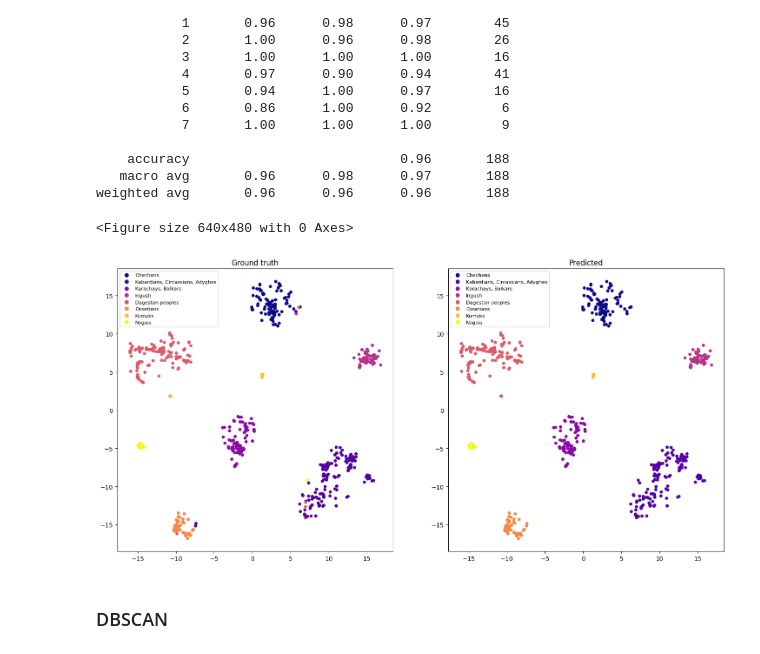
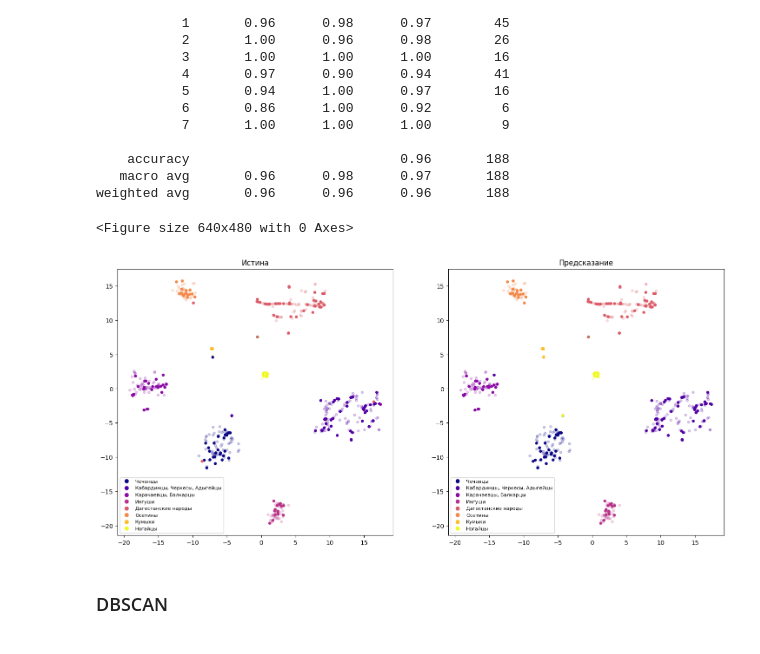
Before and after one commit to alexeyshmelev/genotek-nationality-analysis, a Jupyter notebook: genotek.ipynb, the cells around one changed output. Saved outputs shown, nothing was run; the diff lists cells and outputs as text; code cells hidden in the pictures.

```diff
--- a/genotek.ipynb
+++ b/genotek.ipynb
@@ -2870,0 +3982,3 @@ else:
+# %%
+all_results = np.concatenate([results_train, results_test], axis=0)
+all_results.shape
@@ -2870,0 +3987,3 @@ else:
+# %%
+all_targets = np.concatenate([np.argmax(target_train, axis=1), target_test], axis=0)
+all_targets.shape
@@ -2870,0 +3992,3 @@ else:
+# %%
+predicted_targets = np.concatenate([np.argmax(target_train, axis=1), predicted_labels], axis=0)
+predicted_targets.shape
@@ -2896,22 +4045,45 @@ print(classification_report(target_test, predicted_labels))
 weighted avg       0.96      0.96      0.96       188
 # %%
 all_results_2d = TSNE(n_components=2, learning_rate=1, init='random', perplexity=40).fit_transform(all_results)
+# %%
+alpha_mask = [0.2 if i < len(results_train) else 1 for i in range(len(all_results))]
 # %%
-plt.clf()
-fig, (ax1, ax2) = plt.subplots(1, 2, figsize=(18, 18))
+types = ['Чеченцы', 'Кабардинцы, Черкесы, Адыгейцы', 'Карачаевцы, Балкарцы', 'Ингуши', 'Дагестанские народы', 'Осетины', 'Кумыки', 'Ногайцы']
+
+
+from pylab import *
+import matplotlib.pylab as pplt
+
+from matplotlib.lines import Line2D
+import matplotlib.patches as mpatches
+
+pplt.clf()
+fig, (ax1, ax2) = pplt.subplots(1, 2, figsize=(18, 18))
 # fig.suptitle('Horizontally stacked subplots')
-ax1.set_title('Ground truth')
-ax2.set_title('Predicted')
+ax1.set_title('Истина')
+ax2.set_title('Предсказание')
 ax1.set_aspect(1)
 ax2.set_aspect(1)
-a1s = ax1.scatter(*all_results_2d.T, c=all_targets, s=18, cmap='plasma')
-a2s = ax2.scatter(*all_results_2d.T, c=predicted_labels, s=18, cmap='plasma')
-ax1.legend(handles=a1s.legend_elements()[0], labels=types, fontsize=8)
-ax2.legend(handles=a2s.legend_elements()[0], labels=types, fontsize=8)
+a1s = ax1.scatter(*all_results_2d.T, c=all_targets, s=15, cmap='plasma', alpha=alpha_mask)
+a2s = ax2.scatter(*all_results_2d.T, c=predicted_targets, s=15, cmap='plasma', alpha=alpha_mask)
+# ax1.legend(handles=a1s.legend_elements()[0], labels=types, fontsize=8)
+# ax2.legend(handles=a2s.legend_elements()[0], labels=types, fontsize=8)
+
+cmap = cm.get_cmap('plasma', len(types))
+color_list = [matplotlib.colors.rgb2hex(cmap(i)[:3]) for i in range(cmap.N)]
+legend_pics = []
+for i in range(len(color_list)):
+    lp = Line2D([0], [0], label=types[i], color=color_list[i], marker='o', ls="")
+    legend_pics.append(lp)
+
+ax1.legend(handles=legend_pics, fontsize=8)
+ax2.legend(handles=legend_pics, fontsize=8)
+
+plt.savefig(f"nc_clusterization_comparison_grant_ii.png", bbox_inches="tight")
 plt.show()
 # %% [output]
 <Figure size 640x480 with 0 Axes>
-[figure, old version]
+[figure, new version]
 # %% [markdown]
 ### DBSCAN
 # %%
```
Also changed, not shown: parts of 172 cells of this notebook.
